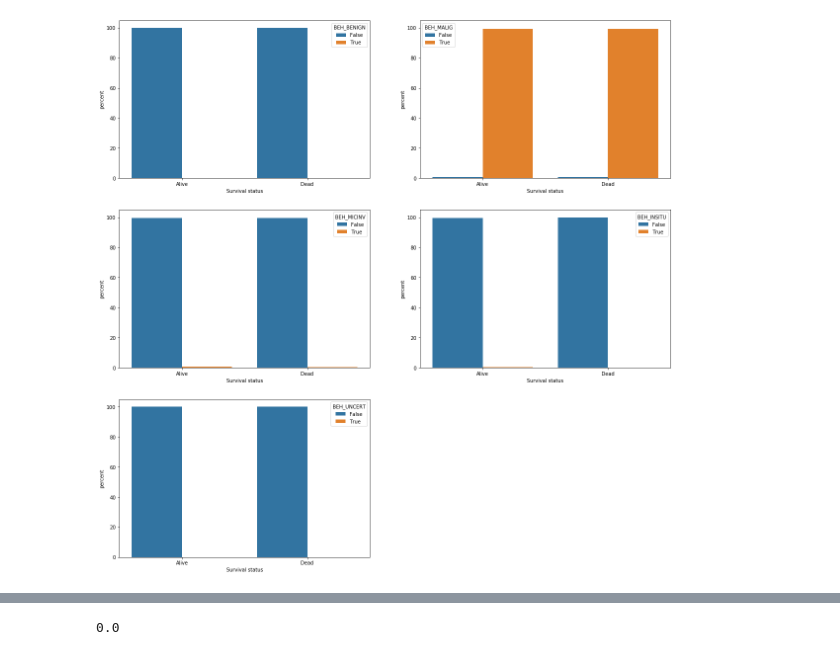
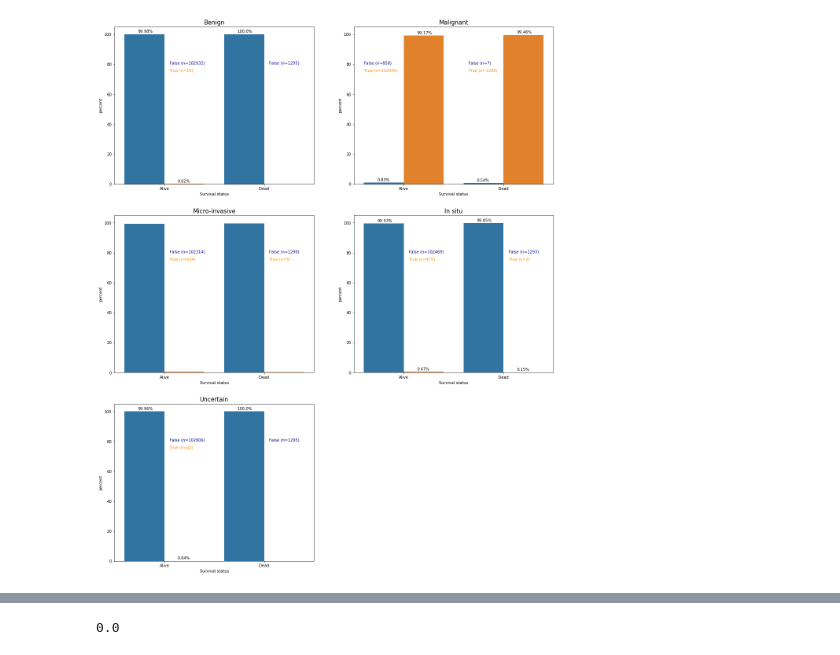
Before and after one commit to ElsaGH/TFM_Elsa_Garcia_Hernandez, a Jupyter notebook: Notebooks/Breast Cancer/6_Associations.ipynb, the cells around one changed output, grey strips where cells are left out. Cells and saved outputs as stored; diff of their text form; code cells hidden in the pictures.

```diff
--- a/Notebooks/Breast Cancer/6_Associations.ipynb
+++ b/Notebooks/Breast Cancer/6_Associations.ipynb
@@ -72,5 +66,0 @@ Memory used: 34.9 MB
-# %%
-for col in ['SEX', 'ETHNICITY']:
-    df[col] = df[col].astype('category')
-
-df.head()
@@ -236,17 +200,25 @@ ax = (df.groupby(x)[y]
  .mul(100)
  .rename('percent')
  .reset_index()
- .pipe((sns.catplot,'data'), x = x, y = 'percent', hue = y, kind = 'bar'))
+ .pipe((sns.catplot,'data'), x = x, y = 'percent', hue = y, kind = 'bar', legend=False))
 
-ax.set(xticklabels=['Alive','Dead'])
-ax.set(xlabel='Survival status')
+ax.ax.set_xticklabels(['Alive','Dead'])
+ax.ax.set_xlabel('Survival status', fontsize=12)
+ax.ax.set_title('Number of tumours per patient', fontsize=20)
 plt.gcf().set_size_inches(10,6)
+
 
 for p in ax.ax.patches:
     txt = str(p.get_height().round(2)) + '%'
     txt_x = p.get_x() + p.get_width() / 3
     txt_y = p.get_height() + 1
     ax.ax.text(txt_x,txt_y,txt)
+
+ax.ax.text(0.01, 80, "1 tumour (n=100493)", horizontalalignment='left', size='medium', color='darkblue')
+ax.ax.text(0.01, 76, "2 tumours (n=2407)", horizontalalignment='left', size='medium', color='darkorange')
+ax.ax.text(0.01, 72, "3 tumours (n=48)", horizontalalignment='left', size='medium', color='darkgreen')
+ax.ax.text(1, 80, "1 tumour (n=1281)", horizontalalignment='left', size='medium', color='darkblue')
+ax.ax.text(1, 76, "2 tumours (n=14)", horizontalalignment='left', size='medium', color='darkorange');
 # %% [output]
 posx and posy should be finite values
 posx and posy should be finite values
@@ -515,5 +702,5 @@ print(p_val)
 # %%
-f, axes = plt.subplots(3, 2, figsize=(20, 20))
+f, axes = plt.subplots(3, 2, figsize=(20, 25))
 # sns.despine(left=True)
 
 #Figure 1
@@ -525,10 +712,22 @@ ax = (df.groupby(x)[y]
  .reset_index()
  .pipe((sns.catplot,'data'), x = x, y = 'percent', hue = y, kind = 'bar', ax=axes[0, 0]))
 
+axes[0,0].set_title('Benign', fontsize=15)
 axes[0,0].set(xticklabels=['Alive','Dead'])
 axes[0,0].set(xlabel='Survival status')
 axes[0,0].set_ylim(0,105)
+axes[0,0].get_legend().remove()
 plt.gcf().set_size_inches(10,6)
+
+for p in axes[0,0].patches:
+    txt = str(p.get_height().round(2)) + '%'
+    txt_x = p.get_x() + p.get_width() / 3
+    txt_y = p.get_height() + 1
+    axes[0,0].text(txt_x,txt_y,txt)
+
+axes[0,0].text(0.05, 80, "False (n=102932)", horizontalalignment='left', size='medium', color='darkblue')
+axes[0,0].text(0.05, 75, "True (n=16)", horizontalalignment='left', size='medium', color='darkorange')
+axes[0,0].text(1.05, 80, "False (n=1295)", horizontalalignment='left', size='medium', color='darkblue')
 
 
 #Figure 2
@@ -540,11 +739,23 @@ ax = (df.groupby(x)[y]
  .reset_index()
  .pipe((sns.catplot,'data'), x = x, y = 'percent', hue = y, kind = 'bar', ax=axes[0, 1]))
 
+axes[0,1].set_title('Malignant', fontsize=15)
 axes[0,1].set(xticklabels=['Alive','Dead'])
 axes[0,1].set(xlabel='Survival status')
 axes[0,1].set_ylim(0,105)
+axes[0,1].get_legend().remove()
 plt.gcf().set_size_inches(10,6)
 
+for p in axes[0,1].patches:
+    txt = str(p.get_height().round(2)) + '%'
+    txt_x = p.get_x() + p.get_width() / 3
+    txt_y = p.get_height() + 1
+    axes[0,1].text(txt_x,txt_y,txt)
+
+axes[0,1].text(-0.4, 80, "False (n=858)", horizontalalignment='left', size='medium', color='darkblue')
+axes[0,1].text(-0.4, 75, "True (n=102090)", horizontalalignment='left', size='medium', color='darkorange')
+axes[0,1].text(0.65, 80, "False (n=7)", horizontalalignment='left', size='medium', color='darkblue')
+axes[0,1].text(0.65, 75, "True (n=1288)", horizontalalignment='left', size='medium', color='darkorange')
 
 #Figure 3
 x, y = 'DEAD', 'BEH_MICINV'
@@ -555,11 +766,17 @@ ax = (df.groupby(x)[y]
  .reset_index()
  .pipe((sns.catplot,'data'), x = x, y = 'percent', hue = y, kind = 'bar', ax=axes[1, 0]))
 
+axes[1,0].set_title('Micro-invasive', fontsize=15)
 axes[1,0].set(xticklabels=['Alive','Dead'])
 axes[1,0].set(xlabel='Survival status')
 axes[1,0].set_ylim(0,105)
+axes[1,0].get_legend().remove()
 plt.gcf().set_size_inches(10,6)
 
+axes[1,0].text(0.05, 80, "False (n=102314)", horizontalalignment='left', size='medium', color='darkblue')
+axes[1,0].text(0.05, 75, "True (n=634)", horizontalalignment='left', size='medium', color='darkorange')
+axes[1,0].text(1.05, 80, "False (n=1290)", horizontalalignment='left', size='medium', color='darkblue')
+axes[1,0].text(1.05, 75, "True (n=5)", horizontalalignment='left', size='medium', color='darkorange')
 
 #Figure 4
 x, y = 'DEAD', 'BEH_INSITU'
@@ -570,10 +787,23 @@ ax = (df.groupby(x)[y]
  .reset_index()
  .pipe((sns.catplot,'data'), x = x, y = 'percent', hue = y, kind = 'bar', ax=axes[1, 1]))
 
+axes[1,1].set_title('In situ', fontsize=15)
 axes[1,1].set(xticklabels=['Alive','Dead'])
 axes[1,1].set(xlabel='Survival status')
 axes[1,1].set_ylim(0,105)
+axes[1,1].get_legend().remove()
 plt.gcf().set_size_inches(10,6)
+
+for p in axes[1,1].patches:
+    txt = str(p.get_height().round(2)) + '%'
+    txt_x = p.get_x() + p.get_width() / 3
+    txt_y = p.get_height() + 1
+    axes[1,1].text(txt_x,txt_y,txt)
+
+axes[1,1].text(0.05, 80, "False (n=102469)", horizontalalignment='left', size='medium', color='darkblue')
+axes[1,1].text(0.05, 75, "True (n=479)", horizontalalignment='left', size='medium', color='darkorange')
+axes[1,1].text(1.05, 80, "False (n=1293)", horizontalalignment='left', size='medium', color='darkblue')
+axes[1,1].text(1.05, 75, "True (n=2)", horizontalalignment='left', size='medium', color='darkorange')
 
 
 #Figure 5
@@ -585,19 +815,22 @@ ax = (df.groupby(x)[y]
  .reset_index()
  .pipe((sns.catplot,'data'), x = x, y = 'percent', hue = y, kind = 'bar', ax=axes[2, 0]))
 
+axes[2,0].set_title('Uncertain', fontsize=15)
 axes[2,0].set(xticklabels=['Alive','Dead'])
 axes[2,0].set(xlabel='Survival status')
 axes[2,0].set_ylim(0,105)
+axes[2,0].get_legend().remove()
 plt.gcf().set_size_inches(10,6)
 
+for p in axes[2,0].patches:
+    txt = str(p.get_height().round(2)) + '%'
+    txt_x = p.get_x() + p.get_width() / 3
+    txt_y = p.get_height() + 1
+    axes[2,0].text(txt_x,txt_y,txt)
 
-
-# for p in ax.ax.patches:
-#     txt = str(p.get_height().round(2)) + '%'
-#     txt_x = p.get_x() + p.get_width() / 3
-#     txt_y = p.get_height() + 1
-#     ax.ax.text(txt_x,txt_y,txt)
-
+axes[2,0].text(0.05, 80, "False (n=102906)", horizontalalignment='left', size='medium', color='darkblue')
+axes[2,0].text(0.05, 75, "True (n=42)", horizontalalignment='left', size='medium', color='darkorange')
+axes[2,0].text(1.05, 80, "False (n=1295)", horizontalalignment='left', size='medium', color='darkblue')
 
 plt.close(2)
 plt.close(3)
@@ -610,4 +847,4 @@ plt.show()
-[figure, old version]
+[figure, new version]
 # %%
 contingency = pd.crosstab(df['DEAD'], df['BEH_BENIGN'])
 contingency
```
Also changed, not shown: parts of 295 cells of this notebook.
